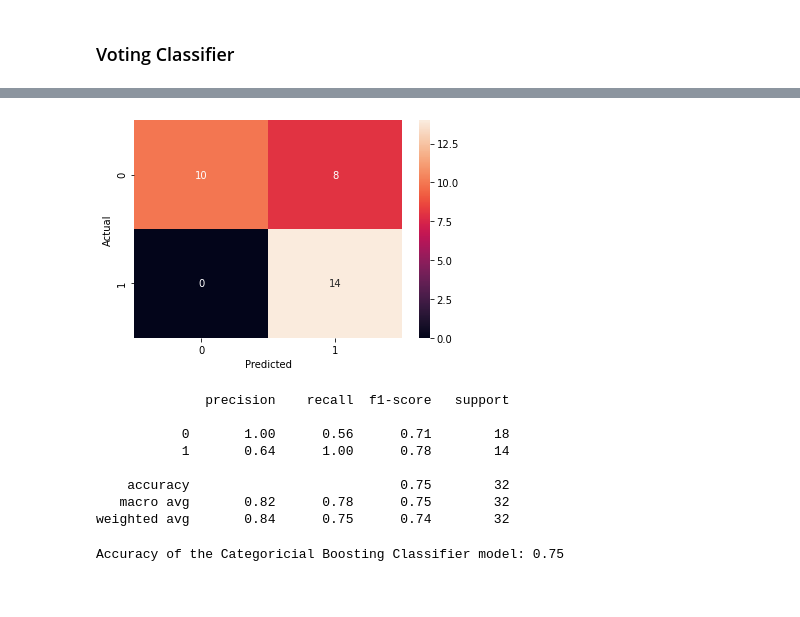
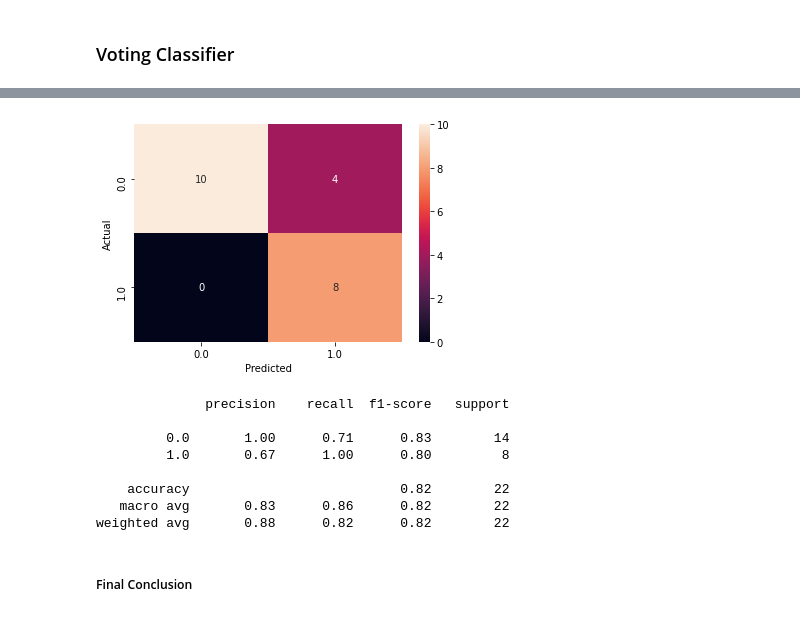
Before and after one commit to arnaldo9408/TByfqJm0wIvrxmKt, a Jupyter notebook: first_project/acme_first_project.ipynb, the cells around one changed output, grey strips where cells are left out. Drawn from its saved outputs; the diff is of its cells as text; code cells hidden in the pictures.

```diff
--- a/first_project/acme_first_project.ipynb
+++ b/first_project/acme_first_project.ipynb
@@ -666,0 +1663,7 @@ Accuracy of the Bagging Classifier model: 0.65625
+# %%
+# Create the model with the best hyperparameters
+
+# Create the model with the optimized parameter
+et = ExtraTreesClassifier(criterion = 'gini', max_depth = 3, n_estimators = 100)
+et.fit(X_train, y_train)
+pred_et = et.predict(X_test)
@@ -756,7 +1804,0 @@ n_estimators: 10, learning_rate: 1.0, max_depth: None, SCORE: 0.5625
-# %%
-# Save the model with highest test score
-
-clf_cat = cb.CatBoostClassifier(n_estimators = 5, learning_rate = 0.1, max_depth = None
-                                )
-clf_cat.fit(X_train, y_train, eval_set = (X_test, y_test), plot = True)
-pred_cat = clf_cat.predict(X_test)
@@ -773,0 +1807,18 @@ bestIteration = 4
+# %%
+weights1 = []
+weights2 = []
+weights3 = []
+scores = []
+
+for i in np.arange(0.1,1, 0.1):
+    for j in np.arange(0.1,1, 0.1):
+        for k in np.arange(0.1,1, 0.1):
+            clf_voting = VotingClassifier(estimators = [('est1', clf1), ('est2', clf2),
+                                           ('est3', clf3)], voting = 'soft', weights = [i, j, k])
+            clf_voting.fit(X_train, y_train)
+            pred = clf_voting.predict(X_test)
+            score = accuracy_score(y_test, pred)
+            scores.append(score)
+            weights1.append(i)
+            weights2.append(j)
+            weights3.append(k)
@@ -774,28 +1856,34 @@ bestIteration = 4
+# %%
+# Create the Voting Classifier with soft voting because all models performed similarly
+clf_voting = VotingClassifier(estimators = [('est1', clf1), ('est2', clf2),
+                                           ('est3', clf3)], voting = 'soft', weights = [0.4, 0.3, 0.3])
+
+#Fit and predict
+clf_voting.fit(X_train, y_train)
+pred_voting = clf_voting.predict(X_test)
 # %%
 # Plot of the confusion matrix
 grid = {'y_test':    y_test,
-        'pred': pred_cat
+        'pred': pred_voting
         }
 
 df = pd.DataFrame(grid)
 confusion_matrix = pd.crosstab(df['y_test'], df['pred'], rownames=['Actual'], colnames=['Predicted'])
 sns.heatmap(confusion_matrix, annot=True)
 plt.show()
 # %% [output]
-[figure, old version]
+[figure, new version]
 # %%
-# Print the classification report
-print(classification_report(y_test, pred_cat))
+# Print the Classification Report
+print(classification_report(y_test, pred_voting))
 # %% [output]
               precision    recall  f1-score   support
 
-           0       1.00      0.56      0.71        18
-           1       0.64      1.00      0.78        14
+         0.0       1.00      0.71      0.83        14
+         1.0       0.67      1.00      0.80         8
 
-    accuracy                           0.75        32
-   macro avg       0.82      0.78      0.75        32
-weighted avg       0.84      0.75      0.74        32
+    accuracy                           0.82        22
+   macro avg       0.83      0.86      0.82        22
+weighted avg       0.88      0.82      0.82        22
-# %%
-print('Accuracy of the Categoricial Boosting Classifier model: {}'.format(accuracy_score(y_test, pred_cat)))
-# %% [output]
-Accuracy of the Categoricial Boosting Classifier model: 0.75
+# %% [markdown]
+##### Final Conclusion
```
Also changed, not shown: parts of 176 cells of this notebook.
